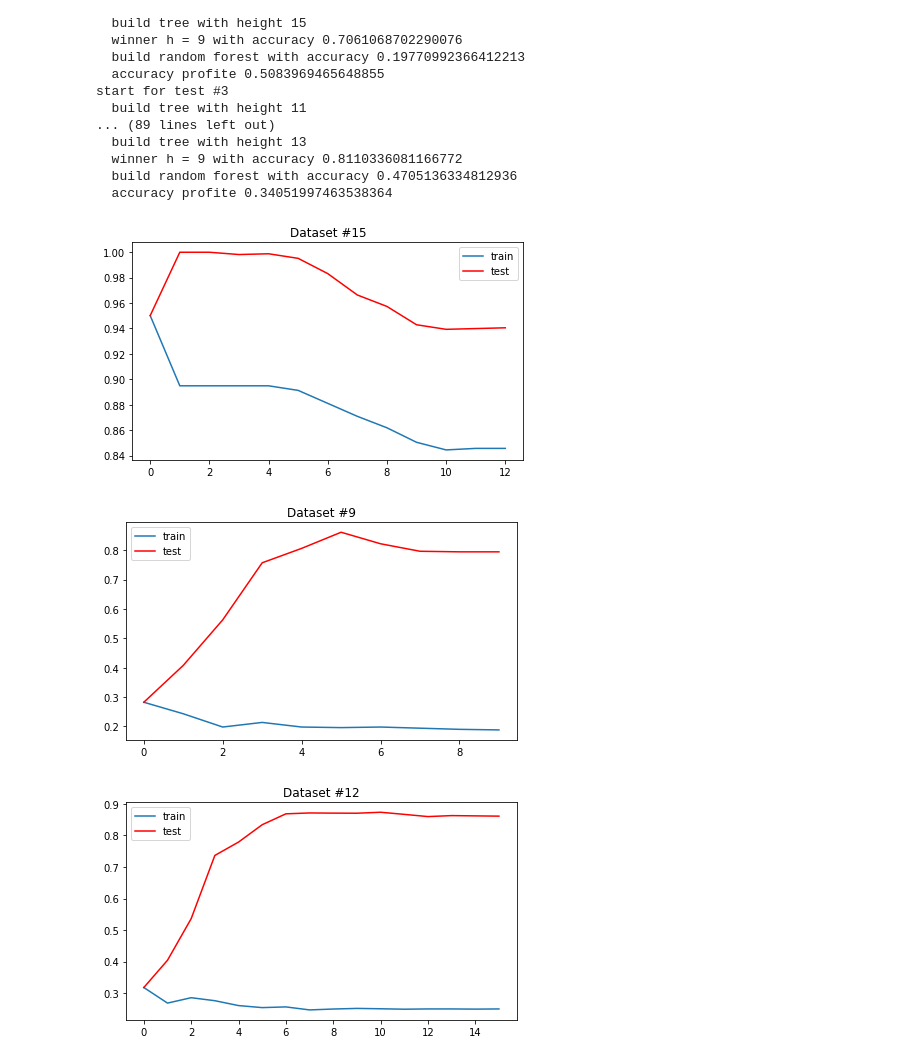
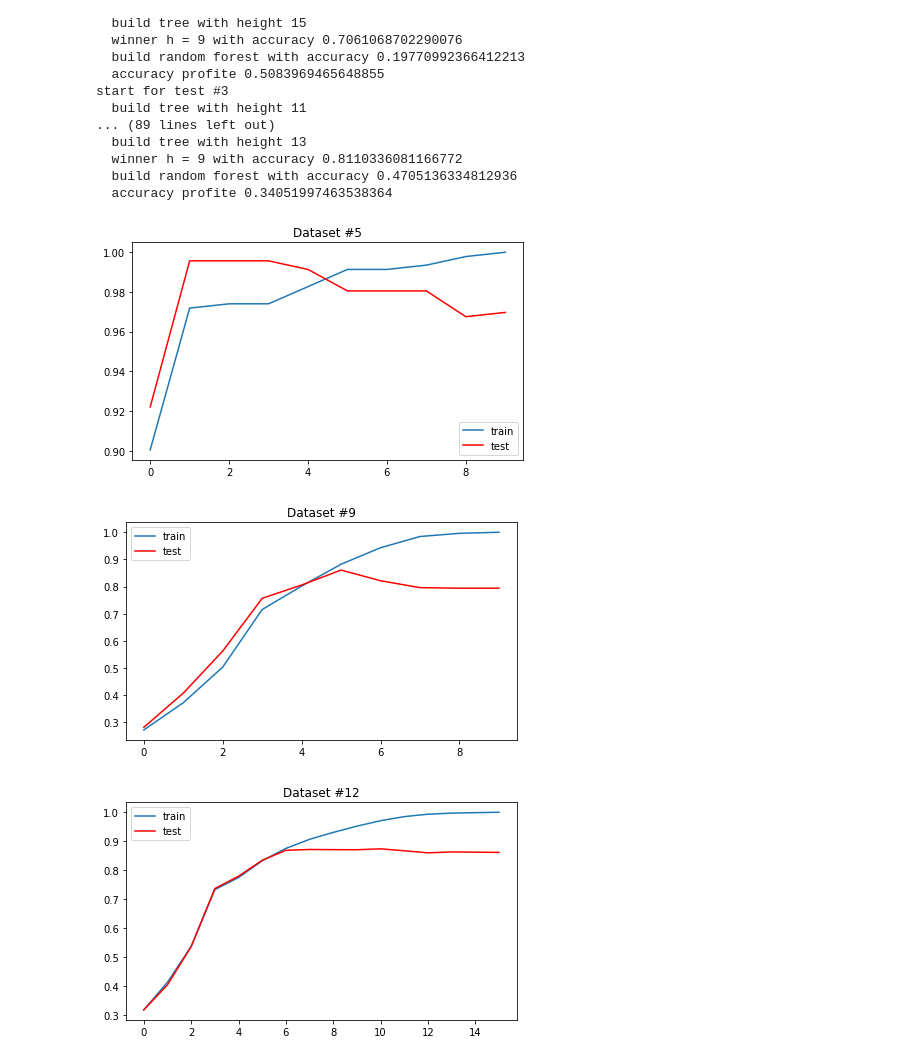
Before and after one commit to SerTelnov/machine-learning, a Jupyter notebook: labs/tree/main.ipynb, the cells around one changed output. Drawn from its saved outputs; the diff is of its cells as text; code cells hidden in the pictures.

```diff
--- a/labs/tree/main.ipynb
+++ b/labs/tree/main.ipynb
@@ -61,7 +61,7 @@ start for test #3
   build random forest with accuracy 0.4705136334812936
   accuracy profite 0.34051997463538364
 # %%
-min_height = 15
+min_height = 5
 middle_height = 9
 max_height = 12
 
@@ -80,36 +80,36 @@ for i in [min_height, middle_height, max_height]:
     test = [accuracy]
 
     predictions = list(map(lambda x : tree.classify(x), X_train))
-    accuracy = accuracy_score(Y_test, predictions)
+    accuracy = accuracy_score(Y_train, predictions)
 
     train = [accuracy]
 
     for _ in range(1, tree.height + 1):
         h = tree.height - 1
         X.append(h)
 
         tree = tree_builder.reduce_height(tree, h)
         predictions = list(map(lambda x : tree.classify(x), X_test))
         accuracy = accuracy_score(Y_test, predictions)
 
         test.append(accuracy)
 
         predictions = list(map(lambda x : tree.classify(x), X_train))
-        accuracy = accuracy_score(Y_test, predictions)
+        accuracy = accuracy_score(Y_train, predictions)
 
         train.append(accuracy)
 
     f, ax = plot.subplots(1, 1, sharey=True)
     f.set_figheight(4)
     f.set_figwidth(7)
     ax.set_title('Dataset #{}'.format(i))
     line, = ax.plot(X, train)
     line.set_label('train')
     line, = ax.plot(X, test, color='red')
     line.set_label('test')
     ax.legend()
     plot.show()
 # %% [output]
-[figure, old version]
+[figure, new version]
-[figure, old version]
+[figure, new version]
-[figure, old version]
+[figure, new version]
```
